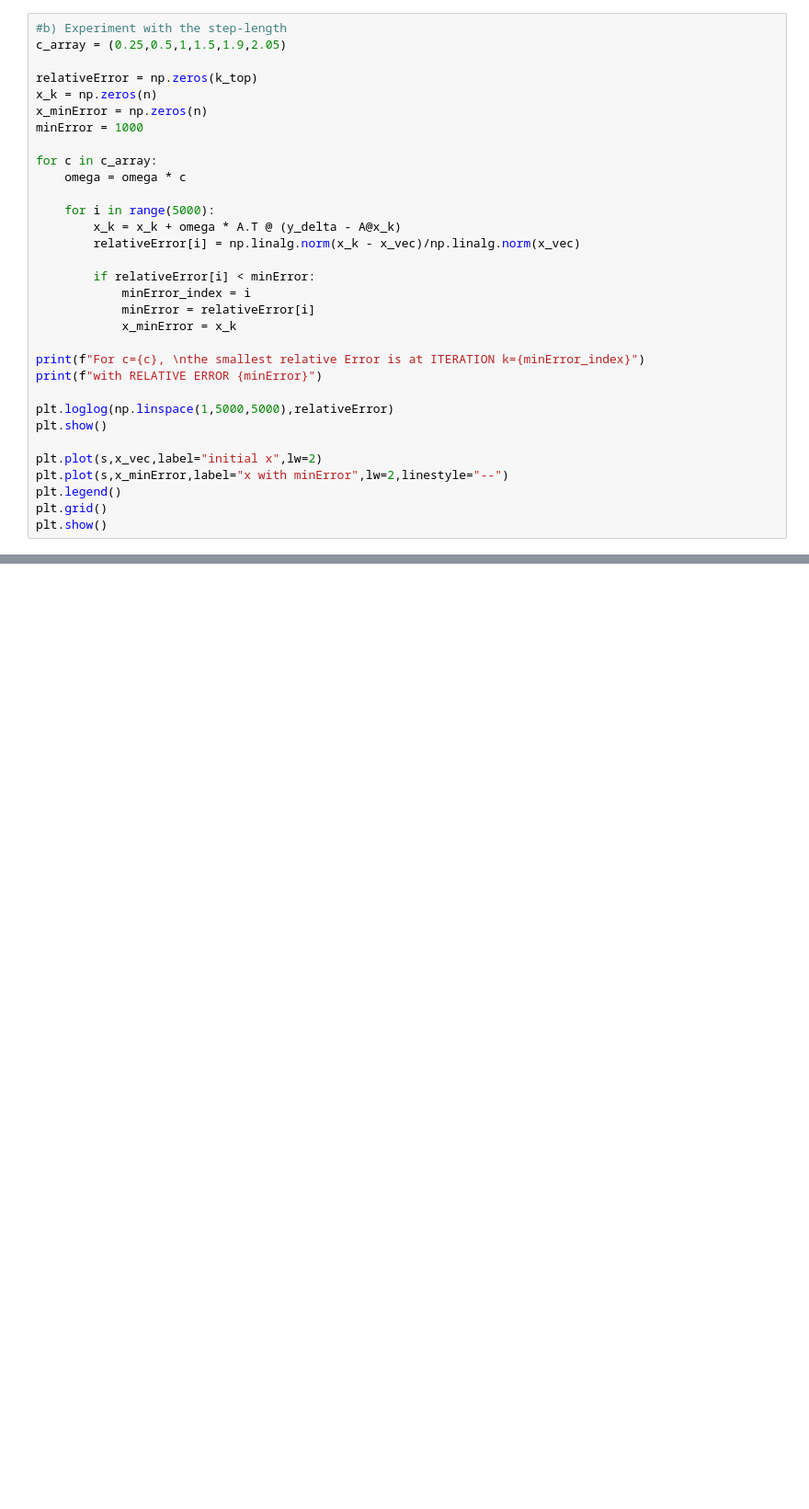
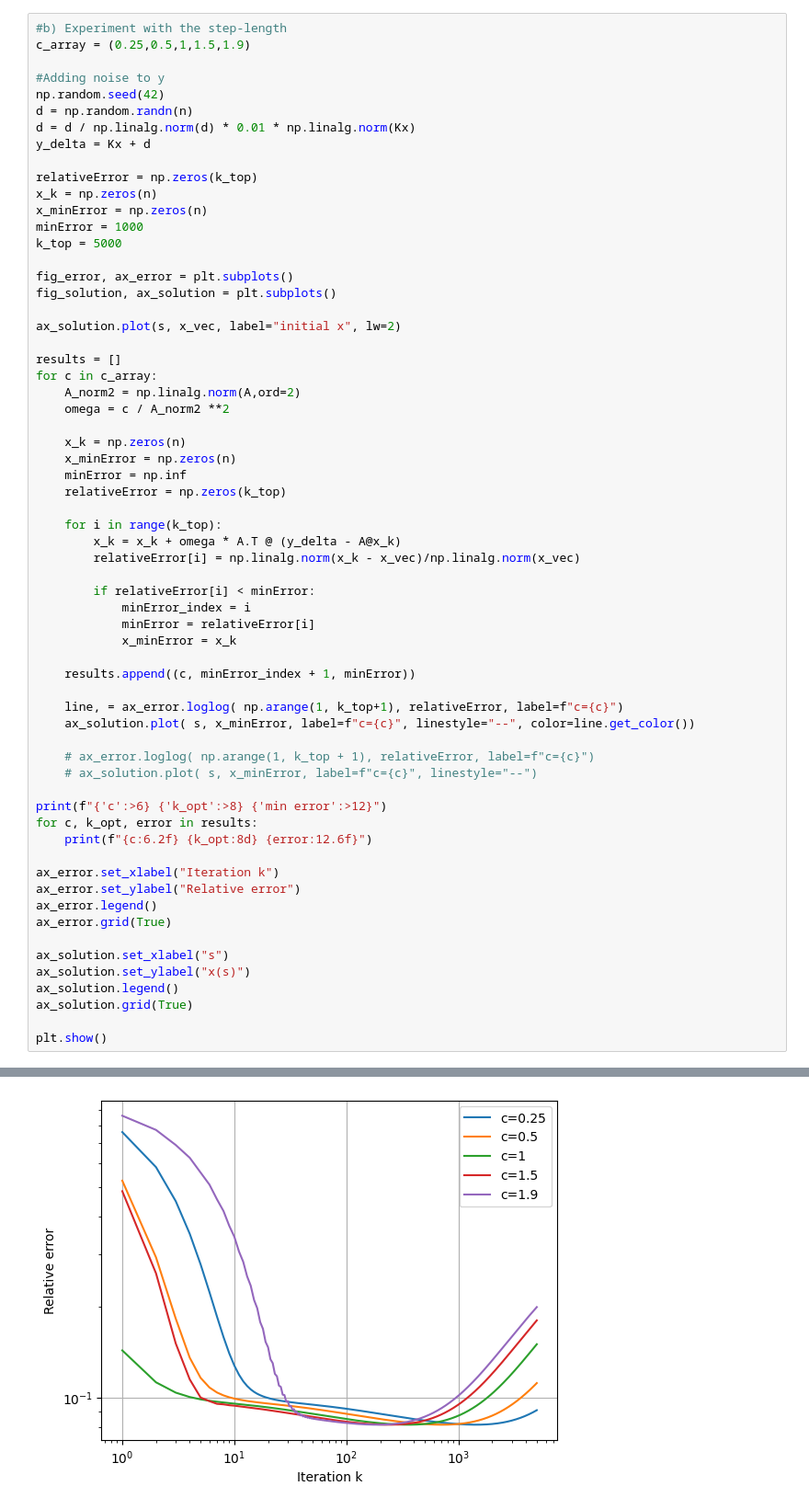
Before and after one commit to anschn05/InverseProblems, a Jupyter notebook: week8_InvProb/w8_ex2_landweber.ipynb, the cells around one changed output, grey strips where cells are left out. Shown at 92% size. Cells and saved outputs as stored; diff of their text form; blank space fills up the shorter version.

```diff
--- a/week8_InvProb/w8_ex2_landweber.ipynb
+++ b/week8_InvProb/w8_ex2_landweber.ipynb
@@ -96,17 +94,36 @@ with RELATIVE ERROR 0.08128920767497971
 [figure]
 # %%
 #b) Experiment with the step-length
-c_array = (0.25,0.5,1,1.5,1.9,2.05)
+c_array = (0.25,0.5,1,1.5,1.9)
+
+#Adding noise to y
+np.random.seed(42)
+d = np.random.randn(n)
+d = d / np.linalg.norm(d) * 0.01 * np.linalg.norm(Kx)
+y_delta = Kx + d
 
 relativeError = np.zeros(k_top)
 x_k = np.zeros(n)
 x_minError = np.zeros(n)
 minError = 1000
+k_top = 5000
 
+fig_error, ax_error = plt.subplots()
+fig_solution, ax_solution = plt.subplots()
+
+ax_solution.plot(s, x_vec, label="initial x", lw=2)
+
+results = []
 for c in c_array:
-    omega = omega * c
+    A_norm2 = np.linalg.norm(A,ord=2)
+    omega = c / A_norm2 **2
 
-    for i in range(5000):
+    x_k = np.zeros(n)
+    x_minError = np.zeros(n)
+    minError = np.inf
+    relativeError = np.zeros(k_top)
+
+    for i in range(k_top):
         x_k = x_k + omega * A.T @ (y_delta - A@x_k)
         relativeError[i] = np.linalg.norm(x_k - x_vec)/np.linalg.norm(x_vec)
 
@@ -115,15 +132,27 @@ for c in c_array:
             minError = relativeError[i]
             x_minError = x_k
 
-print(f"For c={c}, \nthe smallest relative Error is at ITERATION k={minError_index}")
-print(f"with RELATIVE ERROR {minError}")
+    results.append((c, minError_index + 1, minError))
 
-plt.loglog(np.linspace(1,5000,5000),relativeError)
+    line, = ax_error.loglog( np.arange(1, k_top+1), relativeError, label=f"c={c}")
+    ax_solution.plot( s, x_minError, label=f"c={c}", linestyle="--", color=line.get_color())
+
+    # ax_error.loglog( np.arange(1, k_top + 1), relativeError, label=f"c={c}")
+    # ax_solution.plot( s, x_minError, label=f"c={c}", linestyle="--")
+
+print(f"{'c':>6} {'k_opt':>8} {'min error':>12}")
+for c, k_opt, error in results:
+    print(f"{c:6.2f} {k_opt:8d} {error:12.6f}")
+
+ax_error.set_xlabel("Iteration k")
+ax_error.set_ylabel("Relative error")
+ax_error.legend()
+ax_error.grid(True)
+
+ax_solution.set_xlabel("s")
+ax_solution.set_ylabel("x(s)")
+ax_solution.legend()
+ax_solution.grid(True)
+
 plt.show()
-
-plt.plot(s,x_vec,label="initial x",lw=2)
-plt.plot(s,x_minError,label="x with minError",lw=2,linestyle="--")
-plt.legend()
-plt.grid()
-plt.show()
 # %% [output]
@@ -130,0 +165 @@ SyntaxError: invalid syntax (1710960892.py, line 2)
+[figure, added]
```
Also changed, not shown: parts of 9 cells of this notebook, 11 other files.
